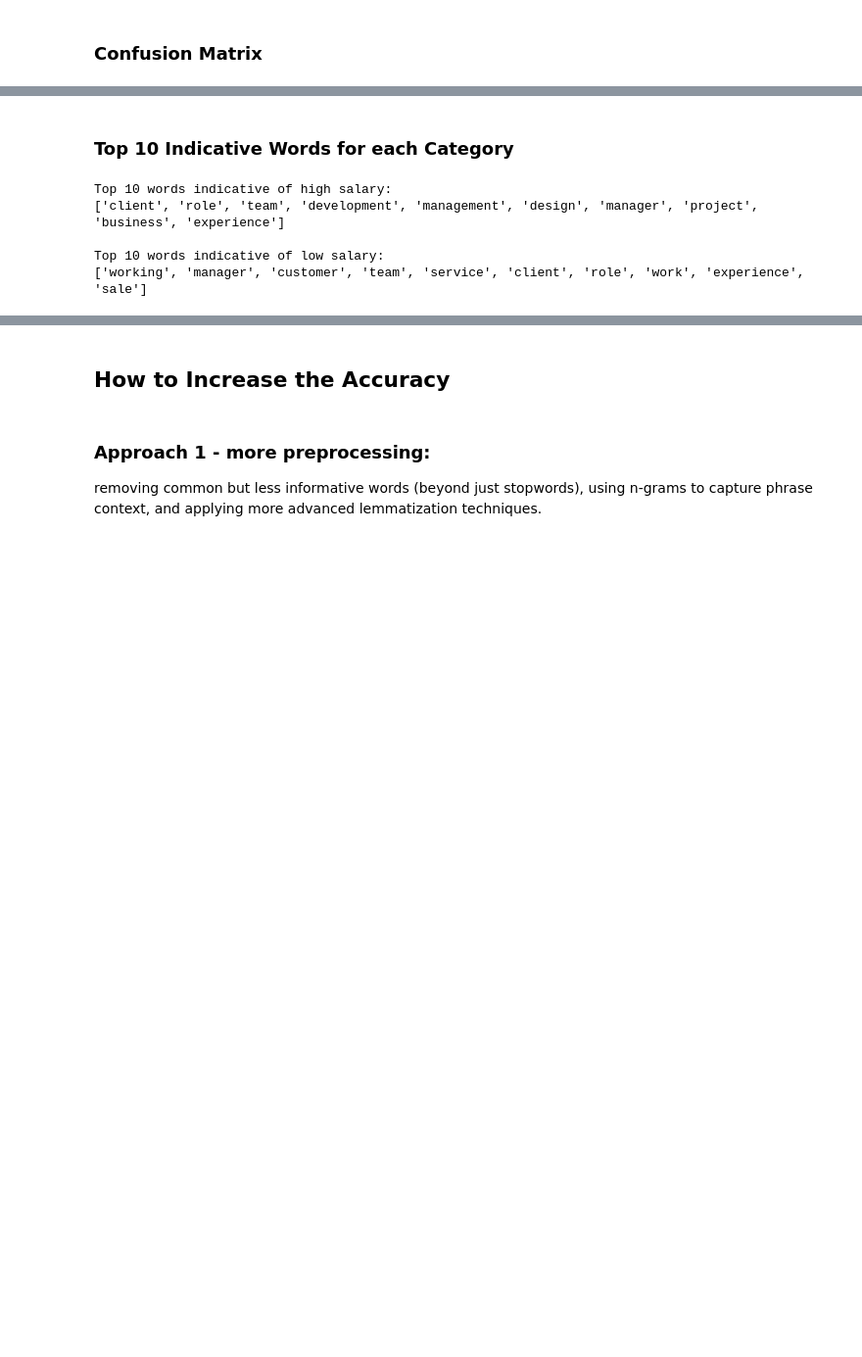
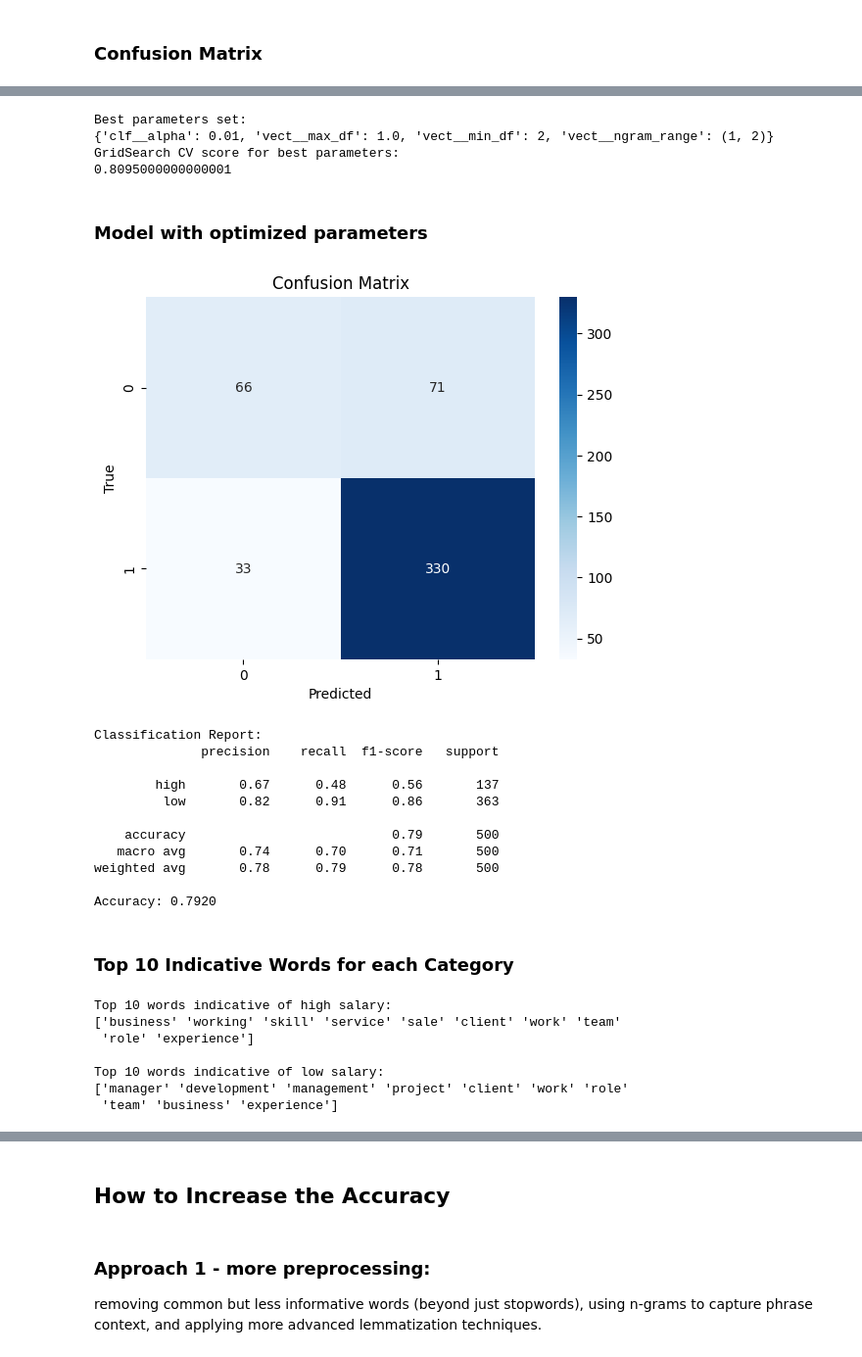
Before and after one commit to SheidaMajidi/JobSalary_Prediction, a Jupyter notebook: SalaryPrediction.ipynb, the cells around one changed output, grey strips where cells are left out. Shown: that part at 98% size. Saved outputs shown, nothing was run; the diff lists cells and outputs as text; code cells hidden in the pictures; blank space fills up the shorter version.

```diff
--- a/SalaryPrediction.ipynb
+++ b/SalaryPrediction.ipynb
@@ -215,0 +217,13 @@ plot_confusion_matrix(y_test, y_pred)
+# %%
+from sklearn.metrics import classification_report
+
+# classification metrics
+def print_classification_metrics(y_true, y_pred):
+    report = classification_report(y_true, y_pred)
+    print("Classification Report:")
+    print(report)
+
+    accuracy = accuracy_score(y_true, y_pred)
+    print(f'Accuracy: {accuracy:.4f}')
+
+print_classification_metrics(y_test, y_pred)
@@ -215,0 +244,19 @@ plot_confusion_matrix(y_test, y_pred)
+# %%
+# pipeline combining a text vectorizer with a Naive Bayes classifier
+pipeline = Pipeline([
+    ('vect', CountVectorizer(stop_words='english')),
+    ('clf', MultinomialNB()),
+])
+
+# parameter space for GridSearch
+parameters = {
+    'vect__ngram_range': [(1, 1), (1, 2), (2, 2)],  # unigrams or bigrams
+    'vect__max_df': (0.5, 0.75, 1.0),
+    'vect__min_df': (1, 2),
+    'clf__alpha': (1e-2, 1e-3, 1e-4),  # smoothing parameter for Naive Bayes
+}
+# %%
+# GridSearchCV
+grid_search = GridSearchCV(pipeline, parameters, cv=5, n_jobs=-1, verbose=2)
+
+grid_search.fit(X_train, y_train)
@@ -216,2 +291,35 @@ plot_confusion_matrix(y_test, y_pred)
+# %%
+# best parameters and the corresponding score
+print("Best parameters set:")
+print(grid_search.best_params_)
+print("GridSearch CV score for best parameters:")
+print(grid_search.best_score_)
+# %% [output]
+Best parameters set:
+{'clf__alpha': 0.01, 'vect__max_df': 1.0, 'vect__min_df': 2, 'vect__ngram_range': (1, 2)}
+GridSearch CV score for best parameters:
+0.8095000000000001
+# %% [markdown]
+### Model with optimized parameters
+# %%
+# using the best estimator to make predictions
+y_pred_optimized = grid_search.predict(X_test)
+
+# evaluate the optimized model
+plot_confusion_matrix(y_test, y_pred_optimized)
+print_classification_metrics(y_test, y_pred_optimized)
+# %% [output]
+[figure, added]
+Classification Report:
+              precision    recall  f1-score   support
+
+        high       0.67      0.48      0.56       137
+         low       0.82      0.91      0.86       363
+
+    accuracy                           0.79       500
+   macro avg       0.74      0.70      0.71       500
+weighted avg       0.78      0.79      0.78       500
+
+Accuracy: 0.7920
 # %% [markdown]
 ### Top 10 Indicative Words for each Category
@@ -231,12 +342,14 @@ top_words = get_top_n_words(model, tfidf_vectorizer, n=10)
 # %%
-# printing top 10 words indicative of high and low salaries
 print("Top 10 words indicative of high salary:")
-print(top_words['high'])
+print(high_salary_words)
+
 print("\nTop 10 words indicative of low salary:")
-print(top_words['low'])
+print(low_salary_words)
 # %% [output]
 Top 10 words indicative of high salary:
-['client', 'role', 'team', 'development', 'management', 'design', 'manager', 'project', 'business', 'experience']
+['business' 'working' 'skill' 'service' 'sale' 'client' 'work' 'team'
+ 'role' 'experience']
 
 Top 10 words indicative of low salary:
-['working', 'manager', 'customer', 'team', 'service', 'client', 'role', 'work', 'experience', 'sale']
+['manager' 'development' 'management' 'project' 'client' 'work' 'role'
+ 'team' 'business' 'experience']
```
Also changed, not shown: parts of 23 cells of this notebook.
